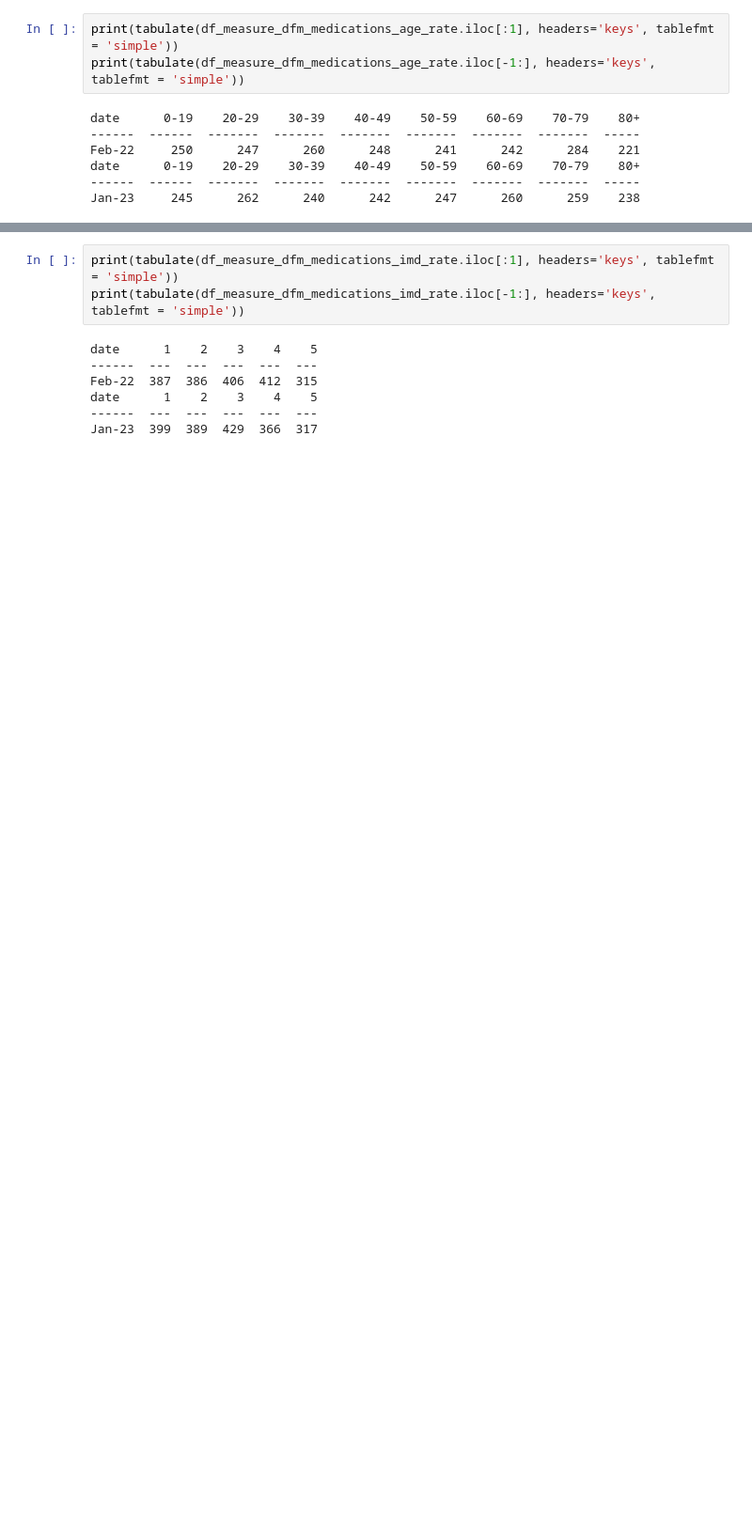
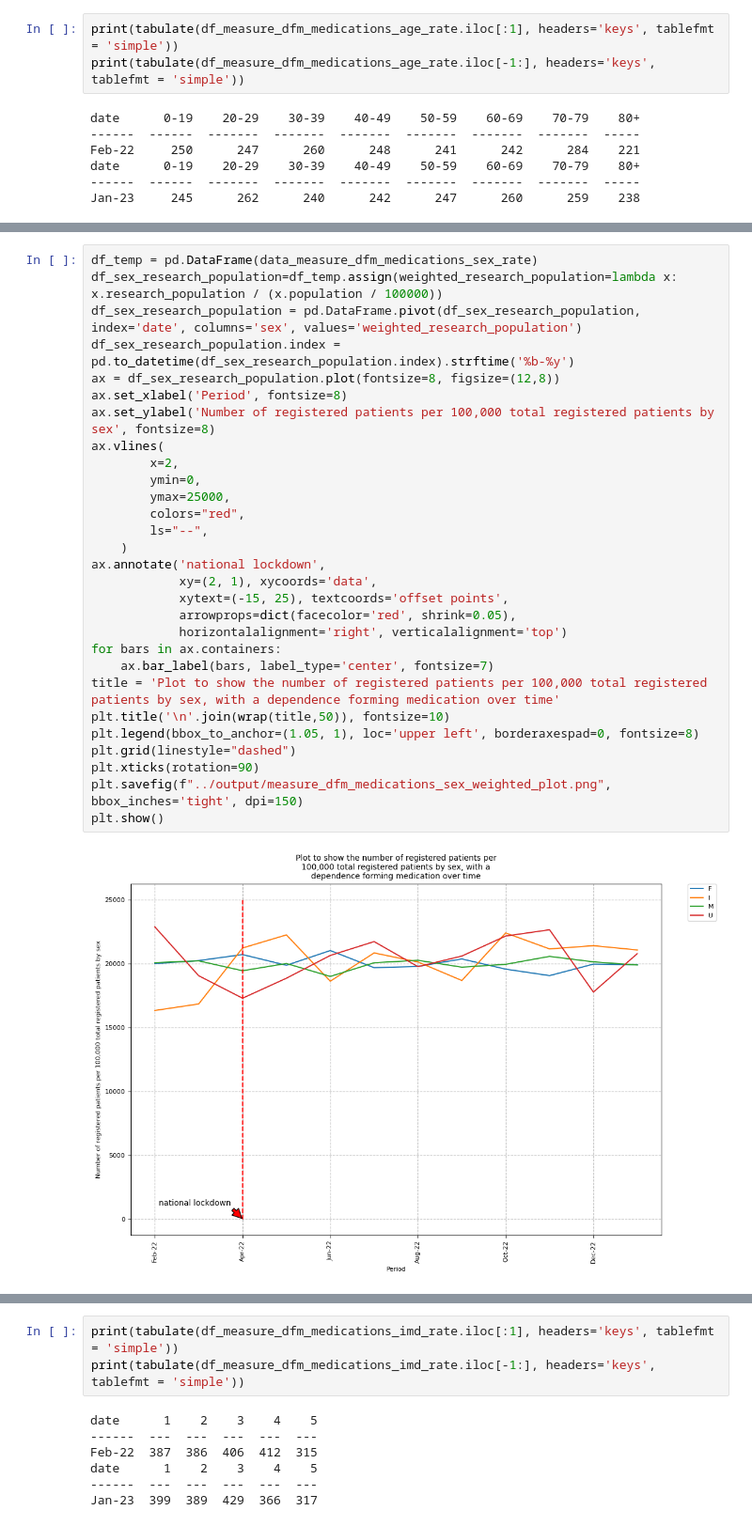
Before and after one commit to opensafely/dfms-covid19, a Jupyter notebook: analysis/report_#3_demograhics.ipynb, the cells around one changed output, grey strips where cells are left out. Shown at 94% size. Saved outputs shown, nothing was run; the diff lists cells and outputs as text; blank space fills up the shorter version.

```diff
--- a/analysis/report_#3_demograhics.ipynb
+++ b/analysis/report_#3_demograhics.ipynb
@@ -90,0 +172,31 @@ plt.show()
+# %%
+df_temp = pd.DataFrame(data_measure_dfm_medications_sex_rate)
+df_sex_research_population=df_temp.assign(weighted_research_population=lambda x: x.research_population / (x.population / 100000))
+df_sex_research_population = pd.DataFrame.pivot(df_sex_research_population, index='date', columns='sex', values='weighted_research_population')
+df_sex_research_population.index = pd.to_datetime(df_sex_research_population.index).strftime('%b-%y')
+ax = df_sex_research_population.plot(fontsize=8, figsize=(12,8))
+ax.set_xlabel('Period', fontsize=8)
+ax.set_ylabel('Number of registered patients per 100,000 total registered patients by sex', fontsize=8)
+ax.vlines(
+        x=2,
+        ymin=0,
+        ymax=25000,
+        colors="red",
+        ls="--",
+    )
+ax.annotate('national lockdown',
+            xy=(2, 1), xycoords='data',
+            xytext=(-15, 25), textcoords='offset points',
+            arrowprops=dict(facecolor='red', shrink=0.05),
+            horizontalalignment='right', verticalalignment='top')
+for bars in ax.containers:
+    ax.bar_label(bars, label_type='center', fontsize=7)
+title = 'Plot to show the number of registered patients per 100,000 total registered patients by sex, with a dependence forming medication over time'
+plt.title('\n'.join(wrap(title,50)), fontsize=10)
+plt.legend(bbox_to_anchor=(1.05, 1), loc='upper left', borderaxespad=0, fontsize=8)
+plt.grid(linestyle="dashed")
+plt.xticks(rotation=90)
+plt.savefig(f"../output/measure_dfm_medications_sex_weighted_plot.png", bbox_inches='tight', dpi=150)
+plt.show()
+# %% [output]
+[figure, added]
```
Also changed, not shown: parts of 16 cells of this notebook, 7 other files.
